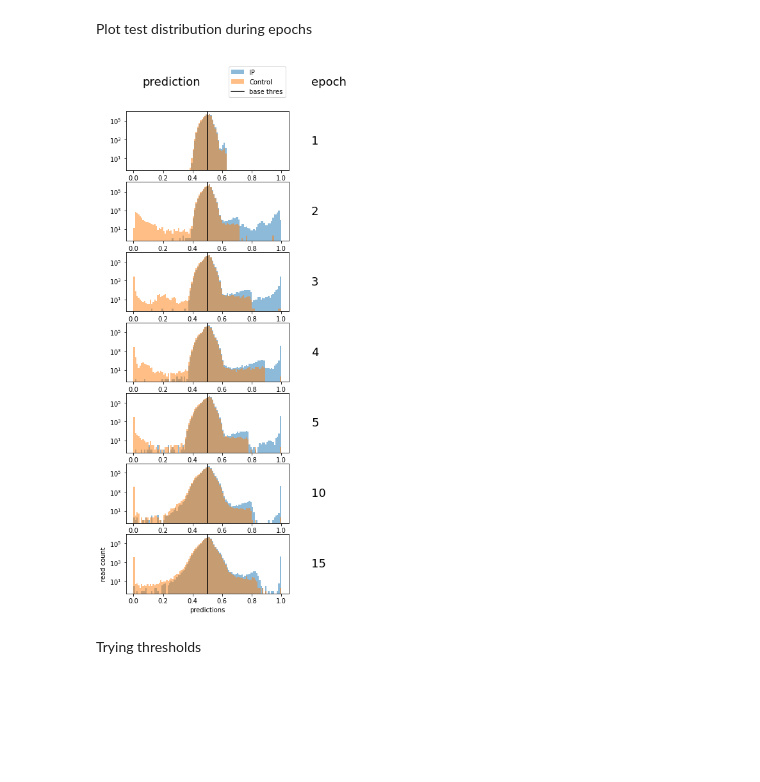
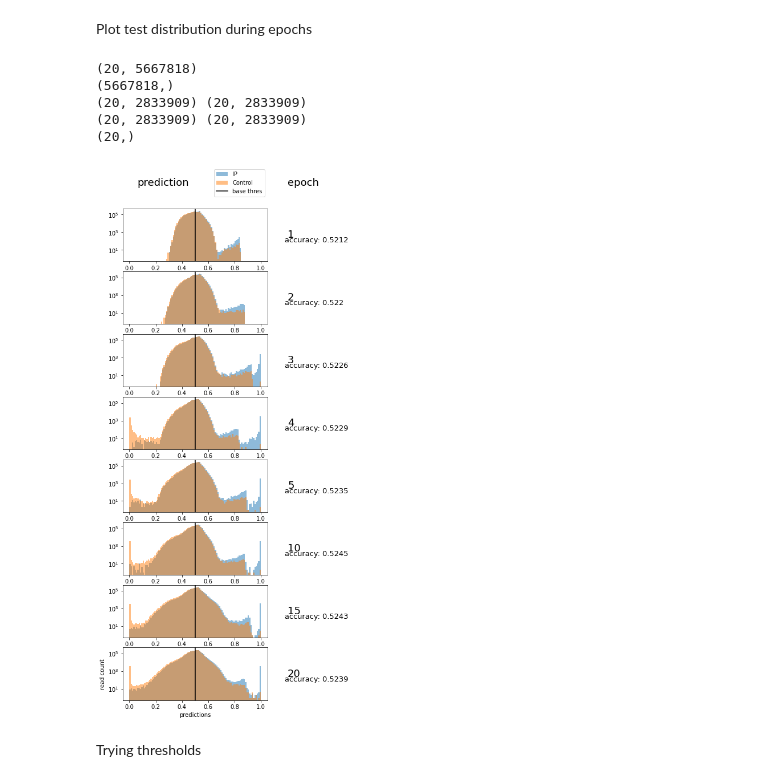
Before and after one commit to Alexwestbrook/mnhn-internship_DeepCNN_ChIP-seq, a Jupyter notebook: plot_distributions.ipynb, the cells around one changed output. Saved outputs shown, nothing was run; the diff lists cells and outputs as text; code cells hidden in the pictures; blank space fills up the shorter version.

```diff
--- a/plot_distributions.ipynb
+++ b/plot_distributions.ipynb
@@ -275,7 +275,7 @@ Plot test distribution during epochs
 # %%
 data = 'CENPT'
 dataset_name = 'dataset4'
-model_name = 'model_inception2.2'
+model_name = 'model_inception3rew'
 new_labels = 'dataset_rel55'
 relabeled = False
 preds = np.load(f'{data_dir}/{data}/Trainedmodels/{model_name}/eval_epochs.npy')
@@ -289,6 +289,15 @@ if relabeled:
 else:
     with np.load(f'{data_dir}//{data}/{dataset_name}.npz') as f:
         y_test = f['y_test']
+
+
+predsIP = preds[:, y_test == 1]
+predsControl = preds[:, y_test == 0]
+correct_IP = (predsIP > 0.5)
+correct_Control = (predsControl < 0.5)
+accuracys = (np.sum(correct_IP, axis=1) + np.sum(correct_Control, axis=1)) / len(y_test)
+print(accuracys)
+print(np.argmax(accuracys))
 
 # epochs = range(0, preds.shape[0], 5)
 epochs = [0, 1, 2, 3, 4, 9, 14, 19]
@@ -305,40 +314,43 @@ ax0_top.axis('off')
 
 ax1_top = plt.subplot(gs[0, 1])
 label_col1 = 'epoch'
 ax1_top.annotate(label_col1, (0.1, 0.5), xycoords='axes fraction', va='center', fontsize=18)
 ax1_top.axis('off')
 
 nrow = 1
 for epoch in epochs:
-    preds_epoch = preds[epoch]
-    predIP = preds_epoch[y_test == 1]
-    predControl = preds_epoch[y_test == 0]
-    bins = np.histogram(preds_epoch, bins=100, range=(0,1))[1]
+    bins = np.histogram(preds[epoch], bins=100, range=(0,1))[1]
 
     ax0 = plt.subplot(gs[nrow, 0])
-    ax0.hist(predIP, bins, label='IP', alpha=0.5)
-    ax0.hist(predControl, bins, label='Control', alpha=0.5)
+    ax0.hist(predsIP[epoch], bins, label='IP', alpha=0.5)
+    ax0.hist(predsControl[epoch], bins, label='Control', alpha=0.5)
     ax0.axvline(x=0.5, color='black', label='base thres')
     ax0.set_yscale('log')
 
     ax1 = plt.subplot(gs[nrow, 1])
     label = f'{epoch+1}'
     ax1.annotate(label, (0.1, 0.5), xycoords='axes fraction', va='center', fontsize=18)
+    ax1.annotate(f'accuracy: {round(accuracys[epoch], 4)}', (0, 0.4), xycoords='axes fraction', va='center', fontsize=13)
     ax1.axis('off')
 
     nrow += 1
 
 handles, labels = ax0.get_legend_handles_labels()
 ax0_top.legend(handles, labels, loc='right')
 ax0.set_xlabel("predictions")
 ax0.set_ylabel("read count")
 if not os.path.isdir(f'{writing_dir}/{data}/results/{model_name}'):
     os.mkdir(f'{writing_dir}/{data}/results/{model_name}/')
 plt.savefig(f'{writing_dir}/{data}/results/{model_name}/distrib_{model_name}_test_epochs.png', bbox_inches='tight')
 plt.show()
 plt.close()
 # %% [output]
+(20, 5667818)
+(5667818,)
+(20, 2833909) (20, 2833909)
+(20, 2833909) (20, 2833909)
+(20,)
-[figure, old version]
+[figure, new version]
 # %% [markdown]
 Trying thresholds
 # %%
```
Also changed, not shown: 1 other file.
